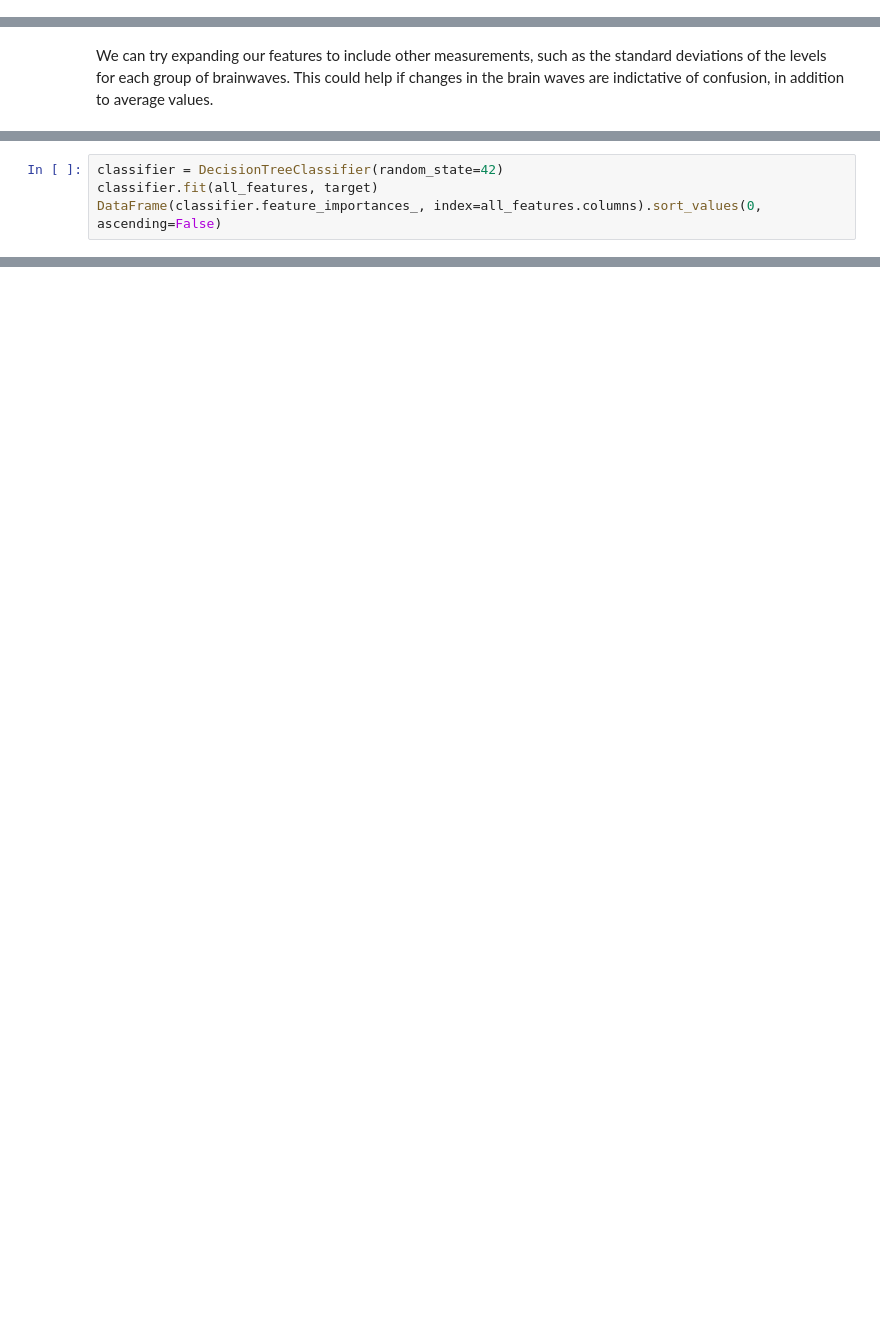
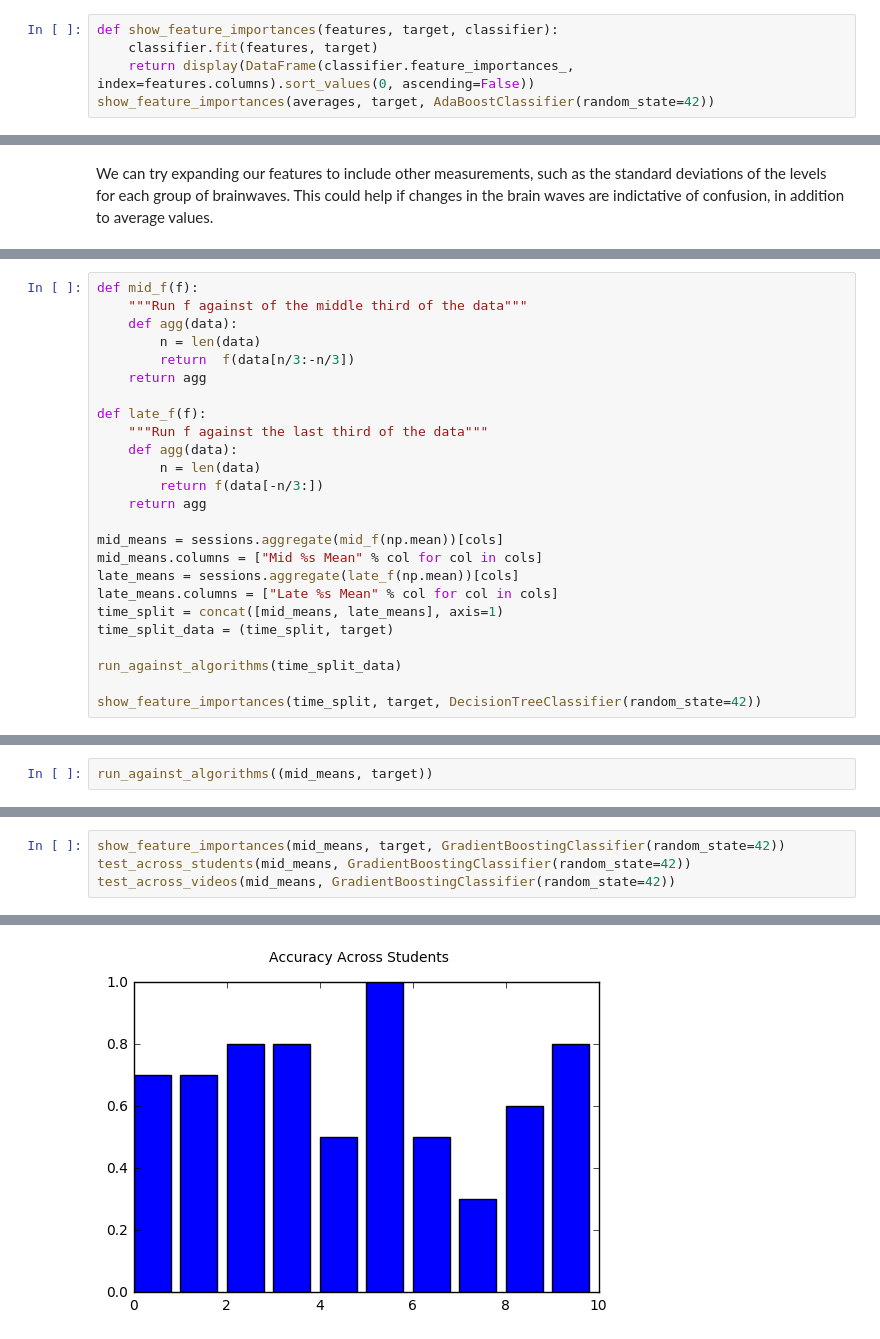
Before and after one commit to nwbvt/udacity-confusion, a Jupyter notebook: Confusion.ipynb, the cells around one changed output, grey strips where cells are left out. Drawn from its saved outputs; the diff is of its cells as text; blank space fills up the shorter version.

```diff
--- a/Confusion.ipynb
+++ b/Confusion.ipynb
@@ -129,0 +136,5 @@ The ensemble methods seem to be doing the best, with the AdaBoost algorithm gett
+# %%
+def show_feature_importances(features, target, classifier):
+    classifier.fit(features, target)
+    return display(DataFrame(classifier.feature_importances_, index=features.columns).sort_values(0, ascending=False))
+show_feature_importances(averages, target, AdaBoostClassifier(random_state=42))
@@ -165,4 +227,0 @@ With the additional features, some models (such as decision trees and 3 nearest
-# %%
-classifier = DecisionTreeClassifier(random_state=42)
-classifier.fit(all_features, target)
-DataFrame(classifier.feature_importances_, index=all_features.columns).sort_values(0, ascending=False)
@@ -235,0 +266,25 @@ The fact that it was able to correctly determine the confusion levels 70% of the
+# %%
+def mid_f(f):
+    """Run f against of the middle third of the data"""
+    def agg(data):
+        n = len(data)
+        return  f(data[n/3:-n/3])
+    return agg
+
+def late_f(f):
+    """Run f against the last third of the data"""
+    def agg(data):
+        n = len(data)
+        return f(data[-n/3:])
+    return agg
+
+mid_means = sessions.aggregate(mid_f(np.mean))[cols]
+mid_means.columns = ["Mid %s Mean" % col for col in cols]
+late_means = sessions.aggregate(late_f(np.mean))[cols]
+late_means.columns = ["Late %s Mean" % col for col in cols]
+time_split = concat([mid_means, late_means], axis=1)
+time_split_data = (time_split, target)
+
+run_against_algorithms(time_split_data)
+
+show_feature_importances(time_split, target, DecisionTreeClassifier(random_state=42))
@@ -235,0 +335,2 @@ The fact that it was able to correctly determine the confusion levels 70% of the
+# %%
+run_against_algorithms((mid_means, target))
@@ -235,0 +350,5 @@ The fact that it was able to correctly determine the confusion levels 70% of the
+# %%
+show_feature_importances(mid_means, target, GradientBoostingClassifier(random_state=42))
+test_across_students(mid_means, GradientBoostingClassifier(random_state=42))
+test_across_videos(mid_means, GradientBoostingClassifier(random_state=42))
+# %% [output]
@@ -235,0 +368 @@ The fact that it was able to correctly determine the confusion levels 70% of the
+[figure, added]
```
Also changed, not shown: parts of 36 cells of this notebook.
